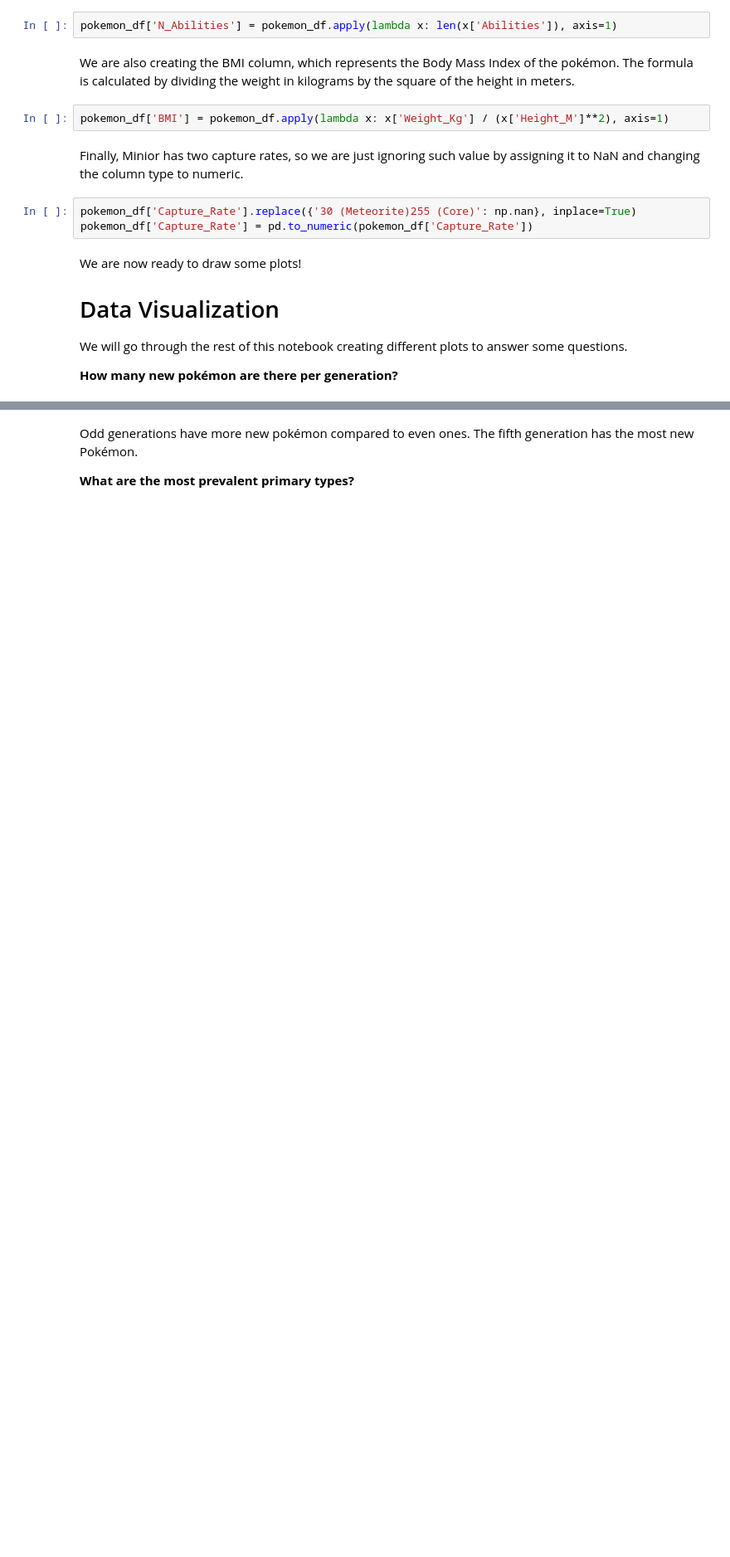
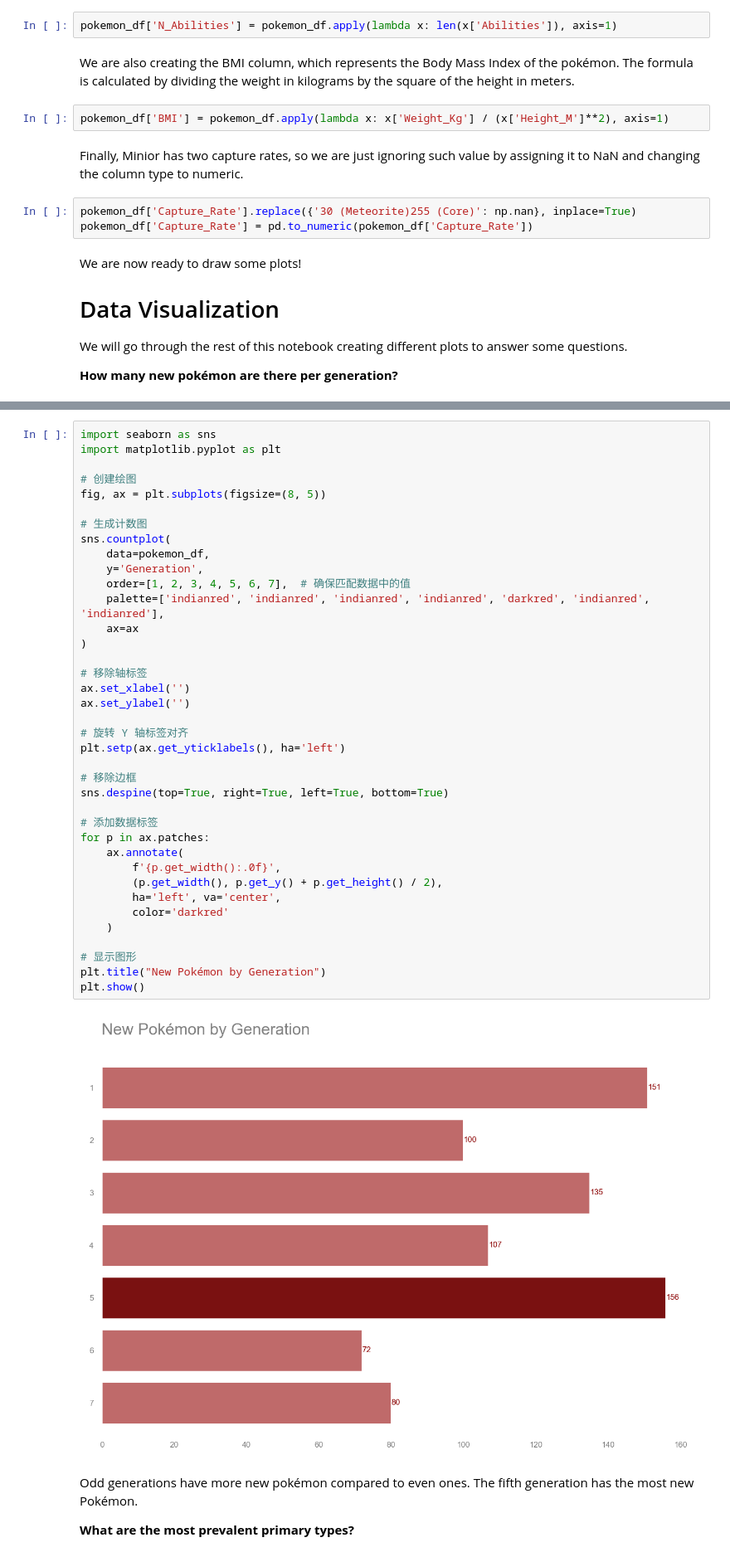
Before and after one commit to DPWOrg/DPW_Pokemon, a Jupyter notebook: Jason/References/discovering-the-best-pok-mon.ipynb, the cells around one changed output, grey strips where cells are left out. Shown at 83% size. Cells and saved outputs as stored; diff of their text form; blank space fills up the shorter version.

```diff
--- a/Jason/References/discovering-the-best-pok-mon.ipynb
+++ b/Jason/References/discovering-the-best-pok-mon.ipynb
@@ -183,3 +152,43 @@ AttributeError: 'YTick' object has no attribute 'label'
+# %%
+import seaborn as sns
+import matplotlib.pyplot as plt
+
+# 创建绘图
+fig, ax = plt.subplots(figsize=(8, 5))
+
+# 生成计数图
+sns.countplot(
+    data=pokemon_df,
+    y='Generation',
+    order=[1, 2, 3, 4, 5, 6, 7],  # 确保匹配数据中的值
+    palette=['indianred', 'indianred', 'indianred', 'indianred', 'darkred', 'indianred', 'indianred'],
+    ax=ax
+)
+
+# 移除轴标签
+ax.set_xlabel('')
+ax.set_ylabel('')
+
+# 旋转 Y 轴标签对齐
+plt.setp(ax.get_yticklabels(), ha='left')
+
+# 移除边框
+sns.despine(top=True, right=True, left=True, bottom=True)
+
+# 添加数据标签
+for p in ax.patches:
+    ax.annotate(
+        f'{p.get_width():.0f}',
+        (p.get_width(), p.get_y() + p.get_height() / 2),
+        ha='left', va='center',
+        color='darkred'
+    )
+
+# 显示图形
+plt.title("New Pokémon by Generation")
+plt.show()
+# %% [output]
+[figure, added]
 # %% [markdown]
 Odd generations have more new pokémon compared to even ones. The fifth generation has the most new Pokémon.
 
```
Also changed, not shown: parts of 21 cells of this notebook, 8 other files.
